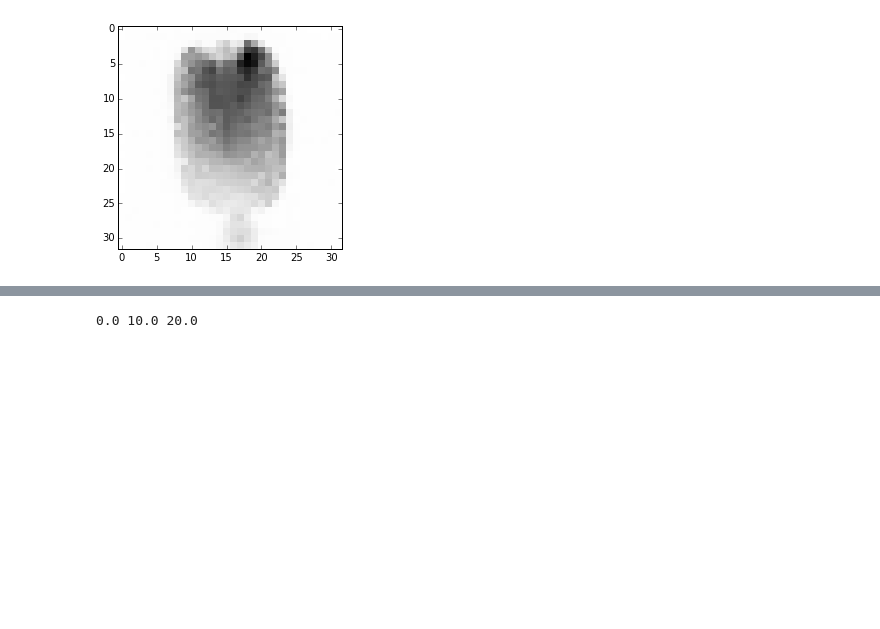
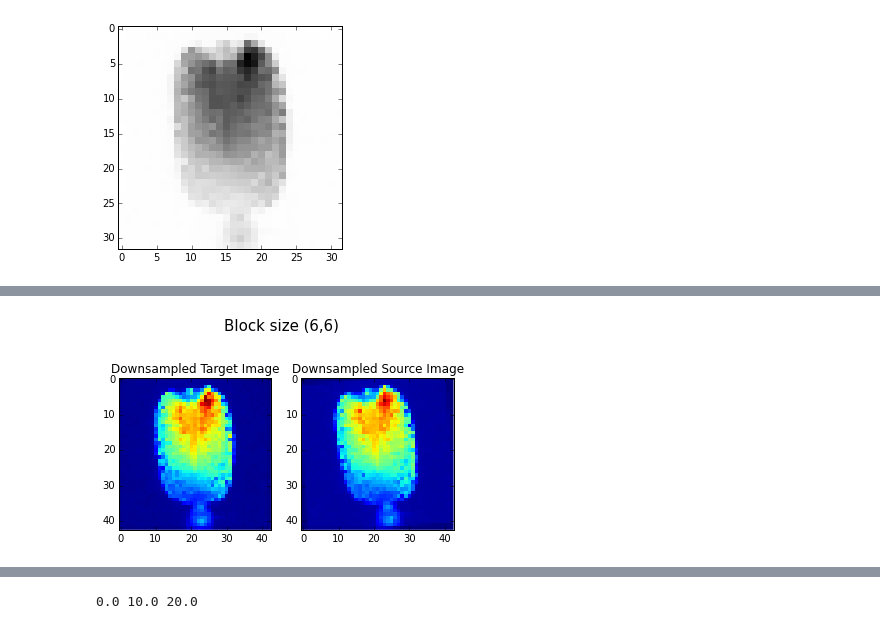
Before and after one commit to zyzdiana/AC297r-Volume-Registration, a Jupyter notebook: Downsampling.ipynb, the cells around one changed output, grey strips where cells are left out. Saved outputs shown, nothing was run; the diff lists cells and outputs as text; code cells hidden in the pictures; blank space fills up the shorter version.

```diff
--- a/Downsampling.ipynb
+++ b/Downsampling.ipynb
@@ -197,0 +212,13 @@ def cf_L1(J, I):
+# %%
+ang=5
+im1, im2 = rot_downsample(pic, ang, block_size = (6,6))
+fig, ax = plt.subplots(1,2)
+ax[0].imshow(im1,interpolation='None')
+ax[0].set_title('Downsampled Target Image')
+ax[1].imshow(im2, interpolation='None')
+ax[1].set_title('Downsampled Source Image')
+plt.suptitle('Block size (6,6)', fontsize=15)
+plt.show()
+plt.close(fig)
+# %% [output]
+[figure, added]
```
Also changed, not shown: parts of 12 cells of this notebook, 1 other file.
